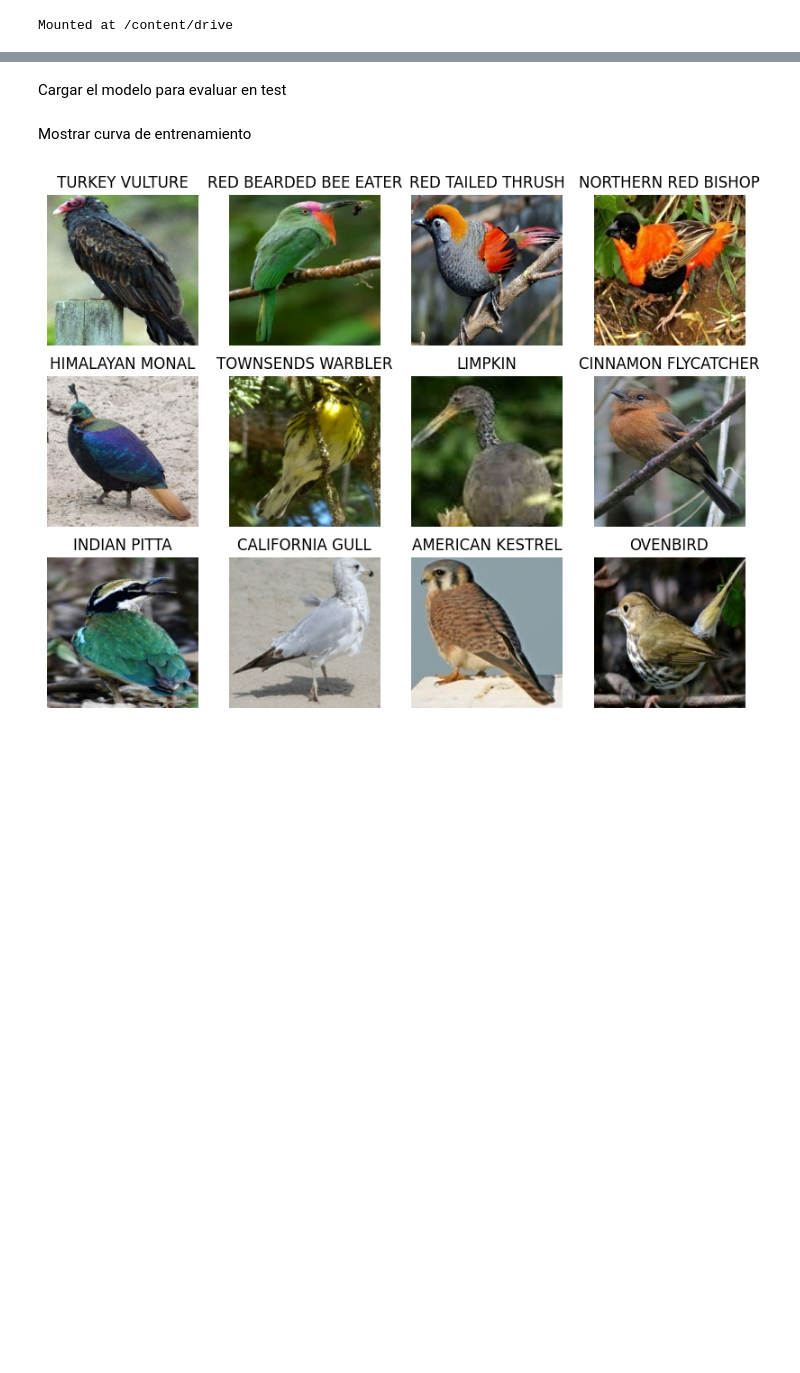
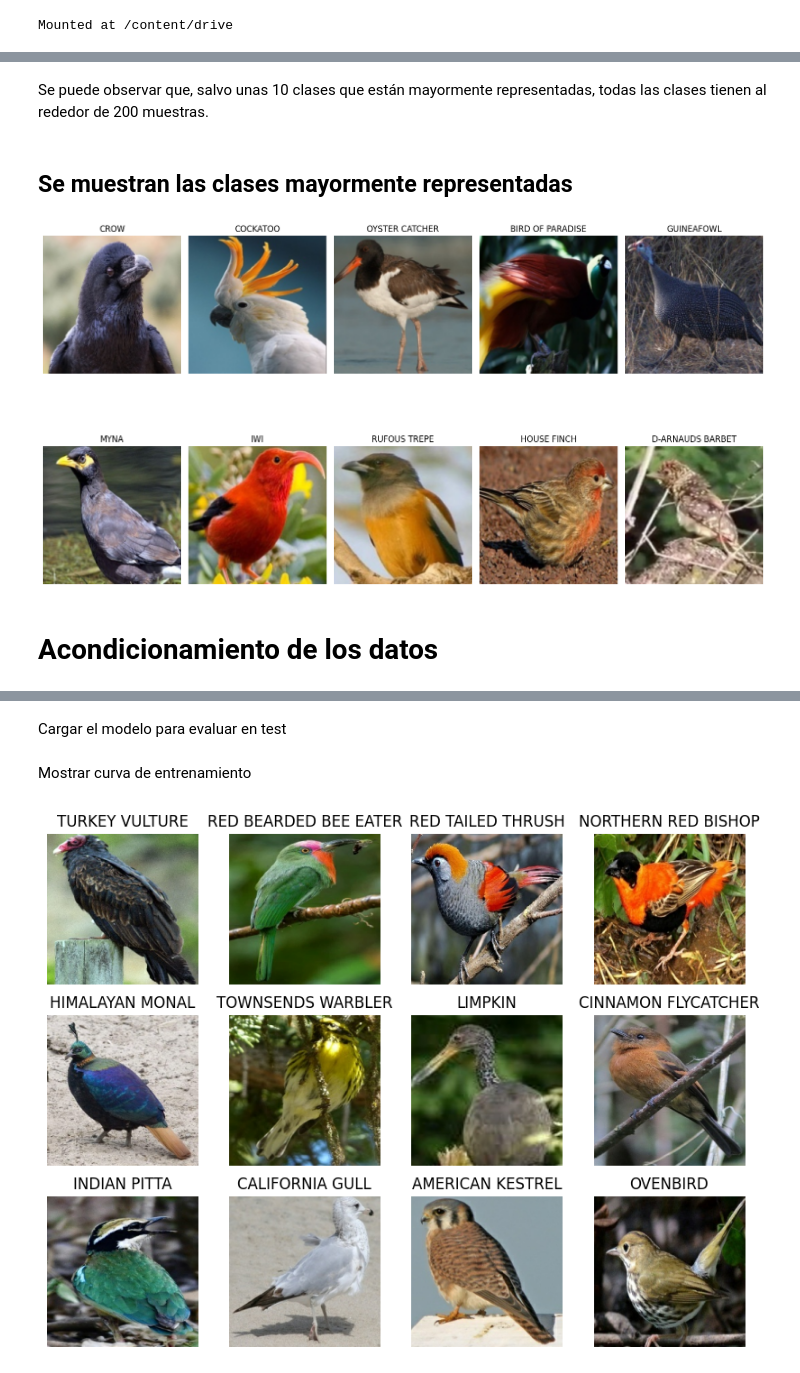
Before and after one commit to OscarVallsVIU/trabajo_final_RN, a Jupyter notebook: 07MIAR_Proyecto_Programacion.ipynb, the cells around one changed output, grey strips where cells are left out. Cells and saved outputs as stored; diff of their text form; code cells hidden in the pictures; blank space fills up the shorter version.

```diff
--- a/07MIAR_Proyecto_Programacion.ipynb
+++ b/07MIAR_Proyecto_Programacion.ipynb
@@ -195,0 +219,33 @@ Requirement already satisfied: oauthlib>=3.0.0 in /usr/local/lib/python3.10/dist
+# %% [markdown]
+Se puede observar que, salvo unas 10 clases que están mayormente representadas, todas las clases tienen al rededor de 200 muestras.
+# %% [markdown]
+## Se muestran las clases mayormente representadas
+# %%
+# Sort the classes based on the number of samples and select the top N
+sorted_classes = sorted(class_counts.items(), key=lambda item: item[1], reverse=True)
+top_classes = sorted_classes[:10]
+plt.figure(figsize=(15, 10))
+
+for i, (class_name, _) in enumerate(top_classes, 1):
+    class_dir = os.path.join(dataset_path, class_name)
+    random_image_file = random.choice(os.listdir(class_dir))
+    image_path = os.path.join(class_dir, random_image_file)
+
+    # Use OpenCV to read and resize the image
+    img = cv2.imread(image_path)
+    img = cv2.resize(img, (180, 180))
+
+    # Convert BGR image to RGB
+    img = cv2.cvtColor(img, cv2.COLOR_BGR2RGB)
+
+    plt.subplot(2, 5, i)
+    plt.imshow(img)
+    plt.title(class_name)
+    plt.axis('off')
+
+plt.tight_layout()
+plt.show()
+# %% [output]
+[figure, added]
+# %% [markdown]
+# Acondicionamiento de los datos
```
Also changed, not shown: parts of 24 cells of this notebook.
